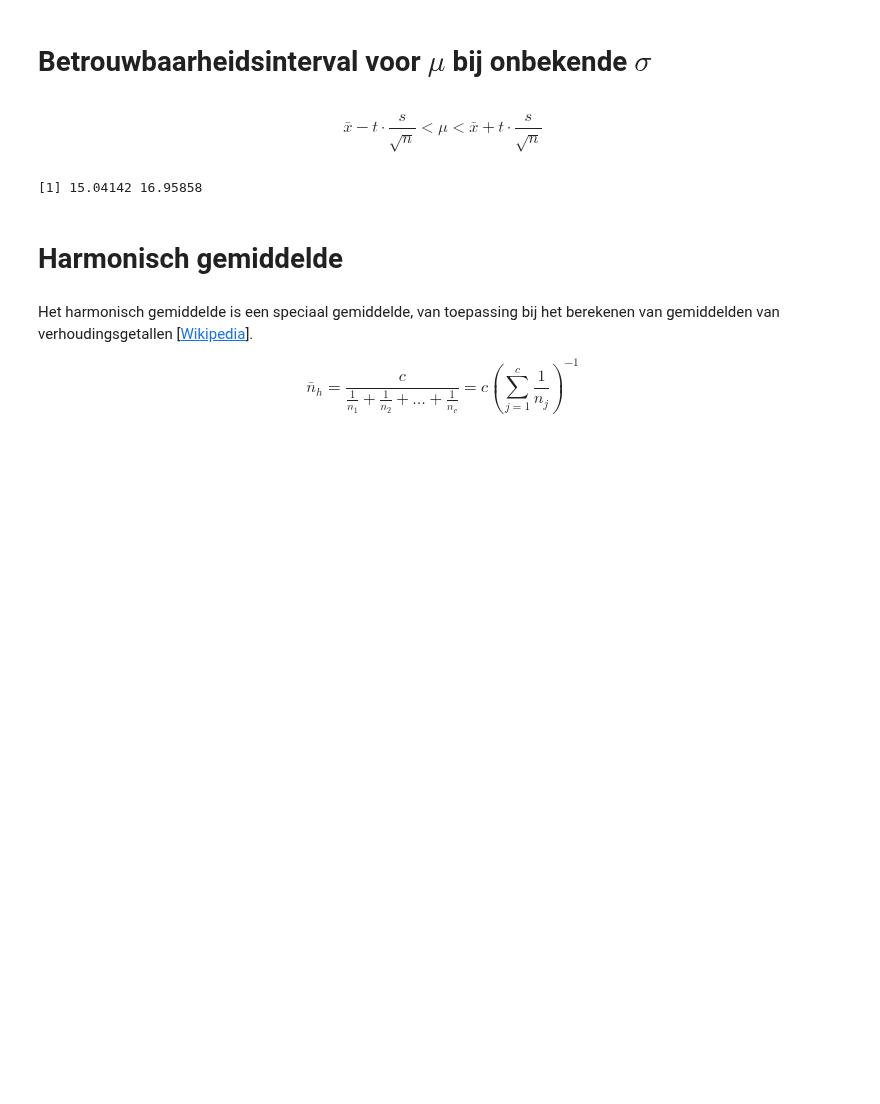
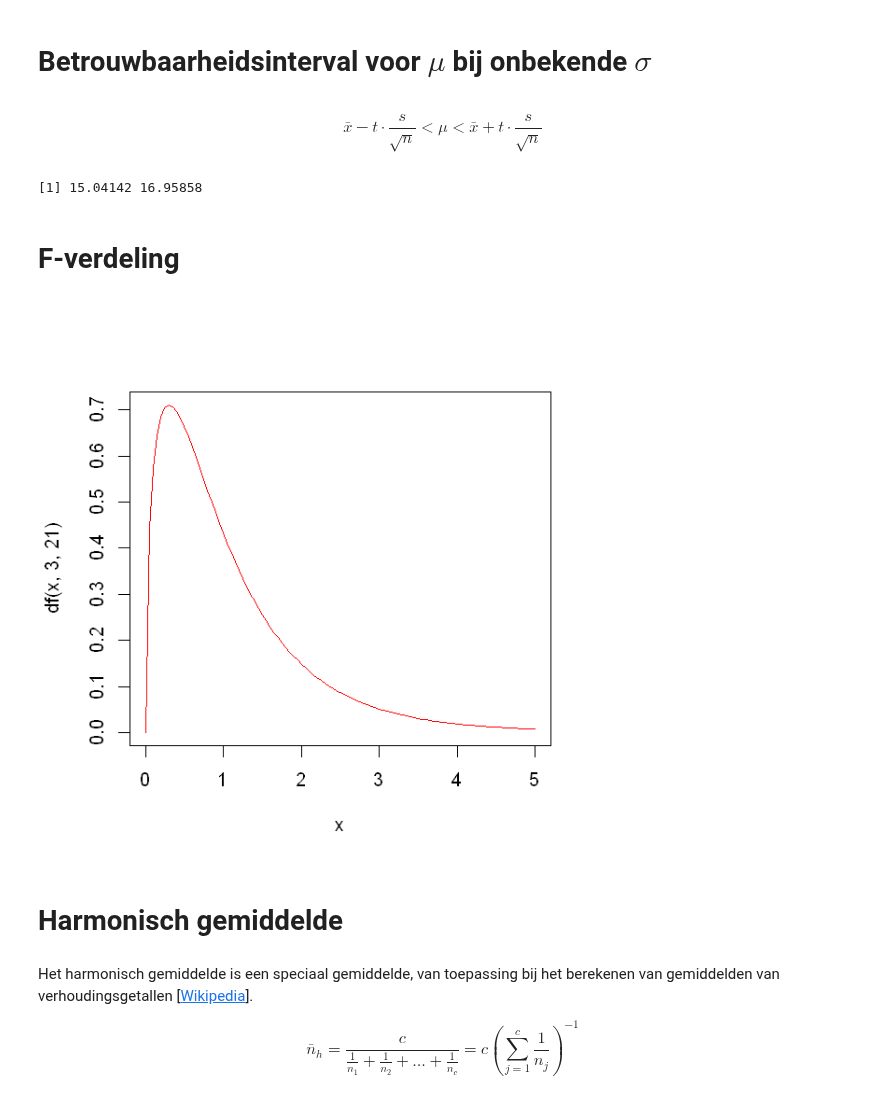
Before and after one commit to darkeclipz/jupyter-notebooks, a Jupyter notebook: Applied Math/Y2S3/Statistiek en onderzoek.ipynb, the cells around one changed output. Cells and saved outputs as stored; diff of their text form; code cells hidden in the pictures; blank space fills up the shorter version.

```diff
--- a/Applied Math/Y2S3/Statistiek en onderzoek.ipynb
+++ b/Applied Math/Y2S3/Statistiek en onderzoek.ipynb
@@ -0,0 +101,5 @@
+# %%
+dagen = c('ma', 'di', 'wo', 'do', 'vr')
+zieken = c(20, 14, 14, 12, 20)
+df = data.frame(dagen, zieken)
+df
@@ -22,6 +169,12 @@ interval = c(x - t * s / sqrt(n), x + t * s / sqrt(n))
 interval
 # %% [output]
 [1] 15.04142 16.95858
+# %% [markdown]
+# F-verdeling
+# %%
+curve(df(x,3,21), col='red', from=0, to=5)
+# %% [output]
+[figure, added]
 # %% [markdown]
 # Harmonisch gemiddelde
 # %% [markdown]
```
Also changed, not shown: parts of 54 cells of this notebook.
